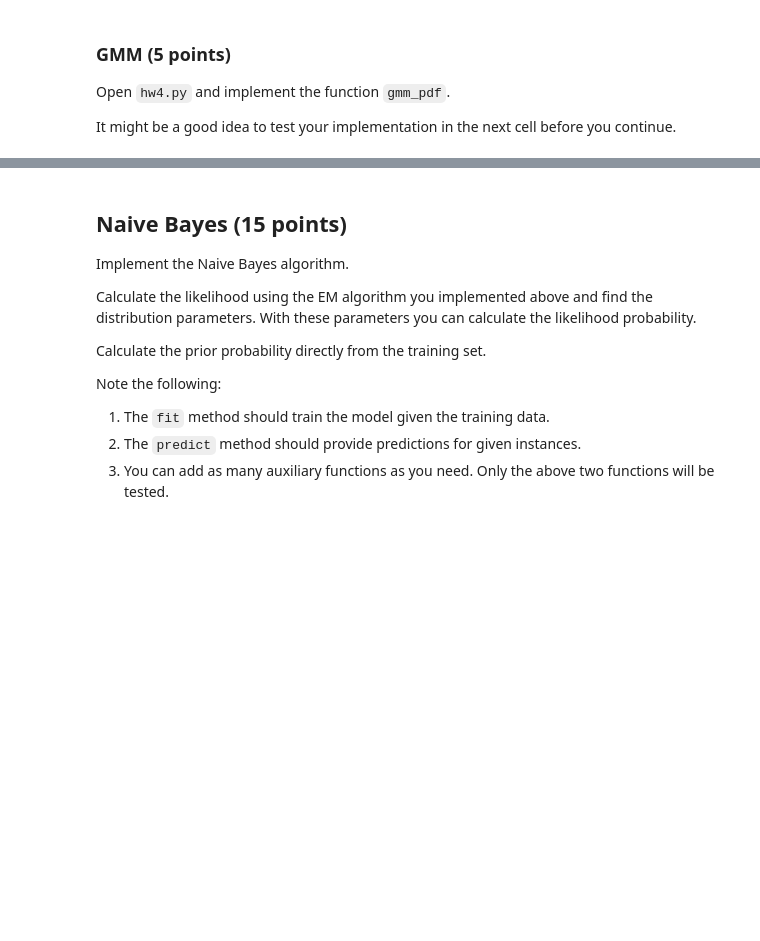
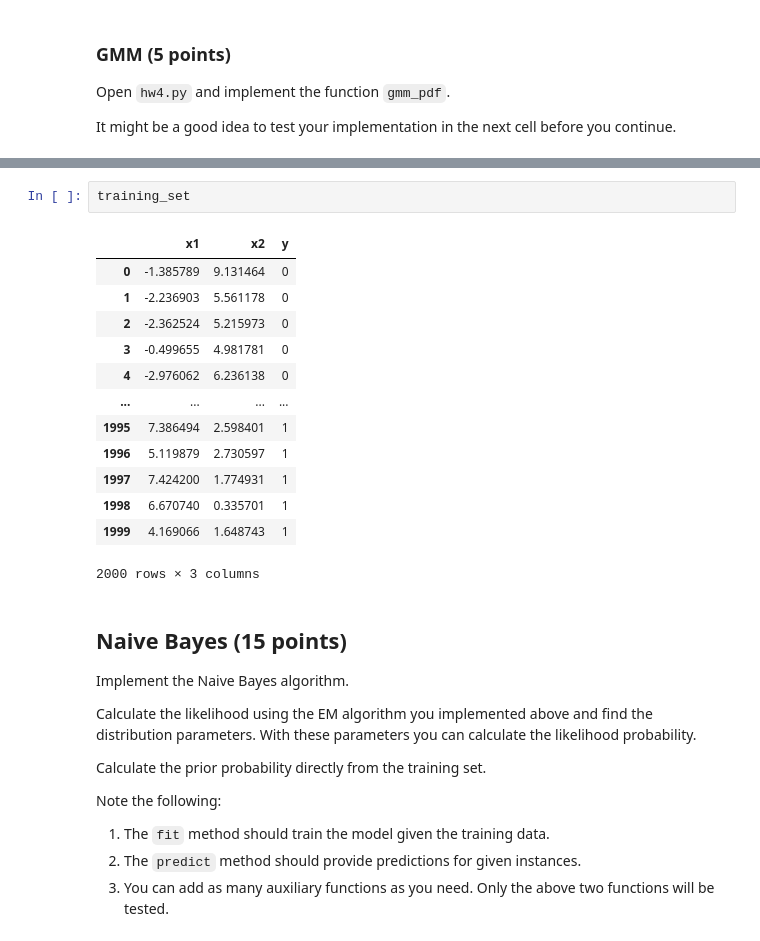
Before and after one commit to liorrofeim/Logistic-Regression-Bayes-and-EM, a Jupyter notebook: hwa4.ipynb, the cells around one changed output, grey strips where cells are left out. Cells and saved outputs as stored; diff of their text form; blank space fills up the shorter version.

```diff
--- a/hwa4.ipynb
+++ b/hwa4.ipynb
@@ -330,3 +366,19 @@ from hw4 import gmm_pdf
+# %%
+training_set
+# %% [output]
+|  | x1 | x2 | y |
+| 0 | -1.385789 | 9.131464 | 0 |
+| 1 | -2.236903 | 5.561178 | 0 |
+| 2 | -2.362524 | 5.215973 | 0 |
+| 3 | -0.499655 | 4.981781 | 0 |
+| 4 | -2.976062 | 6.236138 | 0 |
+| ... | ... | ... | ... |
+| 1995 | 7.386494 | 2.598401 | 1 |
+| 1996 | 5.119879 | 2.730597 | 1 |
+| 1997 | 7.424200 | 1.774931 | 1 |
+| 1998 | 6.670740 | 0.335701 | 1 |
+| 1999 | 4.169066 | 1.648743 | 1 |
+2000 rows × 3 columns
 # %% [markdown]
 ## Naive Bayes (15 points)
 
```
Also changed, not shown: parts of 9 cells of this notebook, 1 other file.
